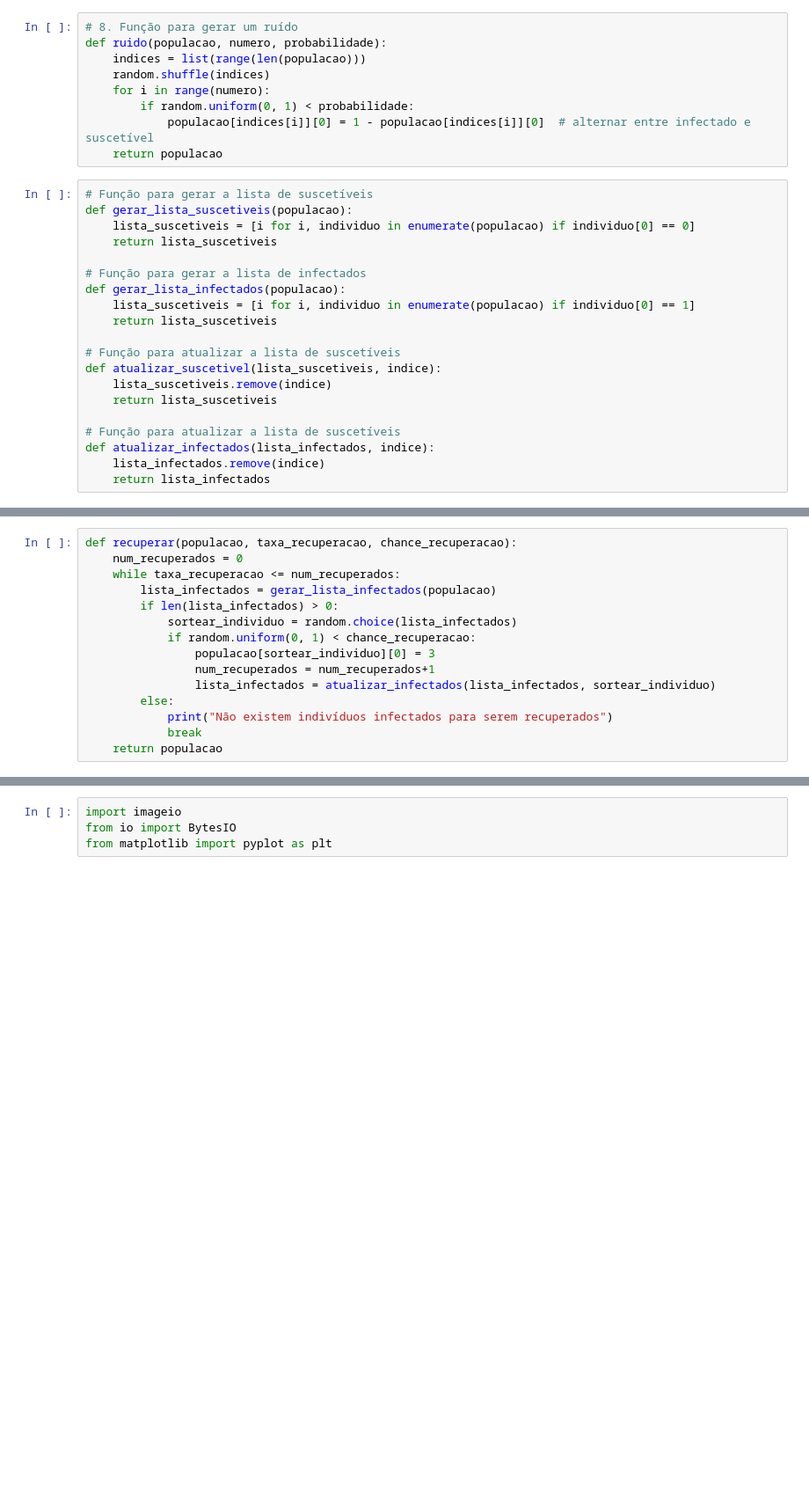
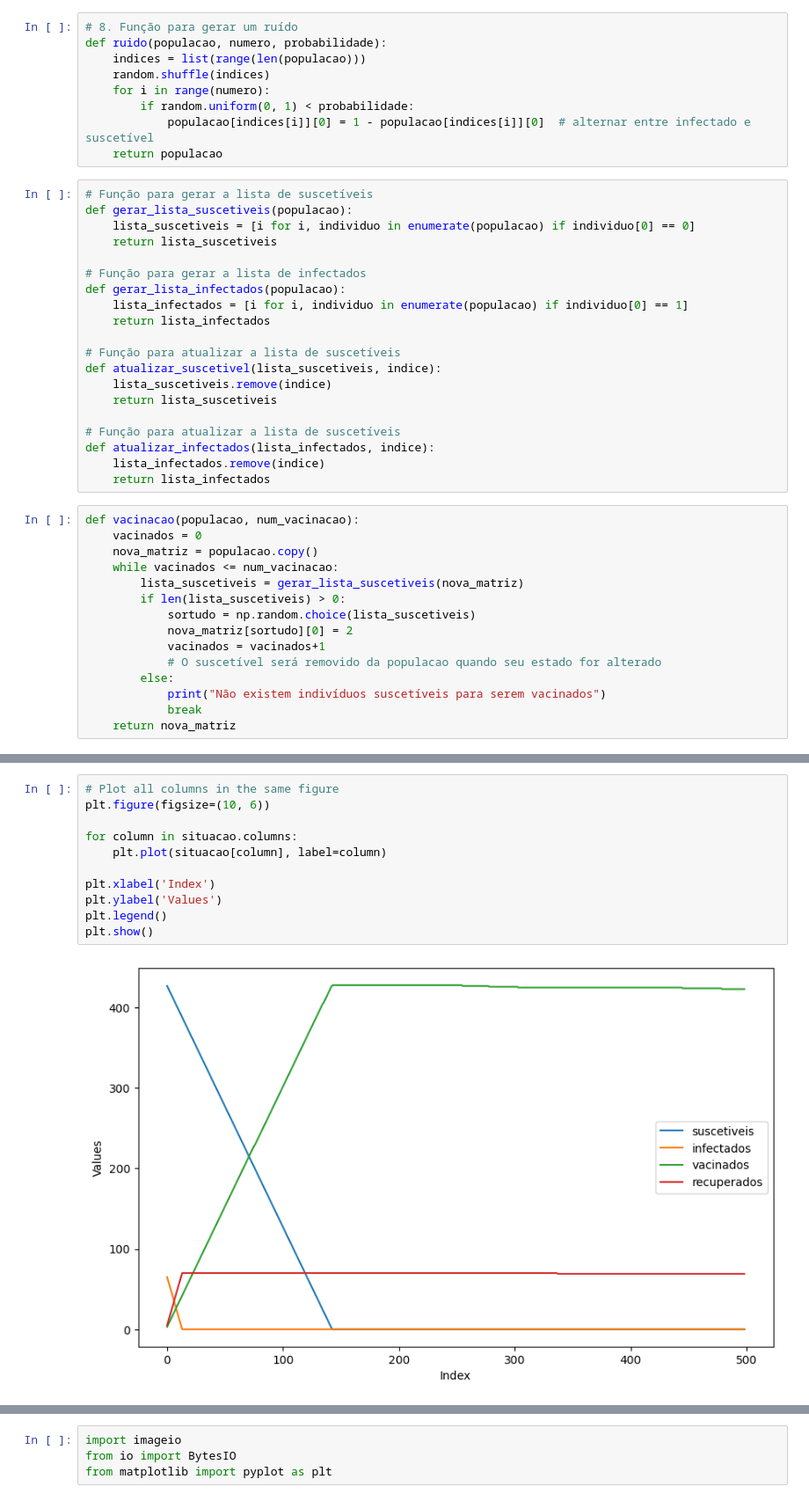
Before and after one commit to filipe7788/hanseniase-modelo, a Jupyter notebook: modelo_agentes.ipynb, the cells around one changed output, grey strips where cells are left out. Shown at 88% size. Saved outputs shown, nothing was run; the diff lists cells and outputs as text; blank space fills up the shorter version.

Commit message:
recuperados

```diff
--- a/modelo_agentes.ipynb
+++ b/modelo_agentes.ipynb
@@ -80,8 +80,8 @@ def gerar_lista_suscetiveis(populacao):
 
 # Função para gerar a lista de infectados
 def gerar_lista_infectados(populacao):
-    lista_suscetiveis = [i for i, individuo in enumerate(populacao) if individuo[0] == 1]
-    return lista_suscetiveis
+    lista_infectados = [i for i, individuo in enumerate(populacao) if individuo[0] == 1]
+    return lista_infectados
 
 # Função para atualizar a lista de suscetíveis
 def atualizar_suscetivel(lista_suscetiveis, indice):
@@ -92,4 +92,19 @@ def atualizar_suscetivel(lista_suscetiveis, indice):
 def atualizar_infectados(lista_infectados, indice):
     lista_infectados.remove(indice)
     return lista_infectados
+# %%
+def vacinacao(populacao, num_vacinacao):
+    vacinados = 0
+    nova_matriz = populacao.copy()
+    while vacinados <= num_vacinacao:
+        lista_suscetiveis = gerar_lista_suscetiveis(nova_matriz)
+        if len(lista_suscetiveis) > 0:
+            sortudo = np.random.choice(lista_suscetiveis)
+            nova_matriz[sortudo][0] = 2
+            vacinados = vacinados+1
+            # O suscetível será removido da populacao quando seu estado for alterado
+        else:
+            print("Não existem indivíduos suscetíveis para serem vacinados")
+            break
+    return nova_matriz
 # %%
@@ -113,15 +125,0 @@ def vacinacao(populacao, numero_vacinacao,efetividade_vacina):
-# %%
-def recuperar(populacao, taxa_recuperacao, chance_recuperacao):
-    num_recuperados = 0
-    while taxa_recuperacao <= num_recuperados:
-        lista_infectados = gerar_lista_infectados(populacao)
-        if len(lista_infectados) > 0:
-            sortear_individuo = random.choice(lista_infectados)
-            if random.uniform(0, 1) < chance_recuperacao:
-                populacao[sortear_individuo][0] = 3
-                num_recuperados = num_recuperados+1
-                lista_infectados = atualizar_infectados(lista_infectados, sortear_individuo)
-        else:
-            print("Não existem indivíduos infectados para serem recuperados")
-            break
-    return populacao
@@ -264 +194,14 @@ Não existem indivíduos suscetíveis para serem vacinados
+# %%
+# Plot all columns in the same figure
+plt.figure(figsize=(10, 6))
+
+for column in situacao.columns:
+    plt.plot(situacao[column], label=column)
+
+plt.xlabel('Index')
+plt.ylabel('Values')
+plt.legend()
+plt.show()
+# %% [output]
+[figure, added]
 # %%
```
Also changed, not shown: parts of 15 cells of this notebook, 1 other file.
